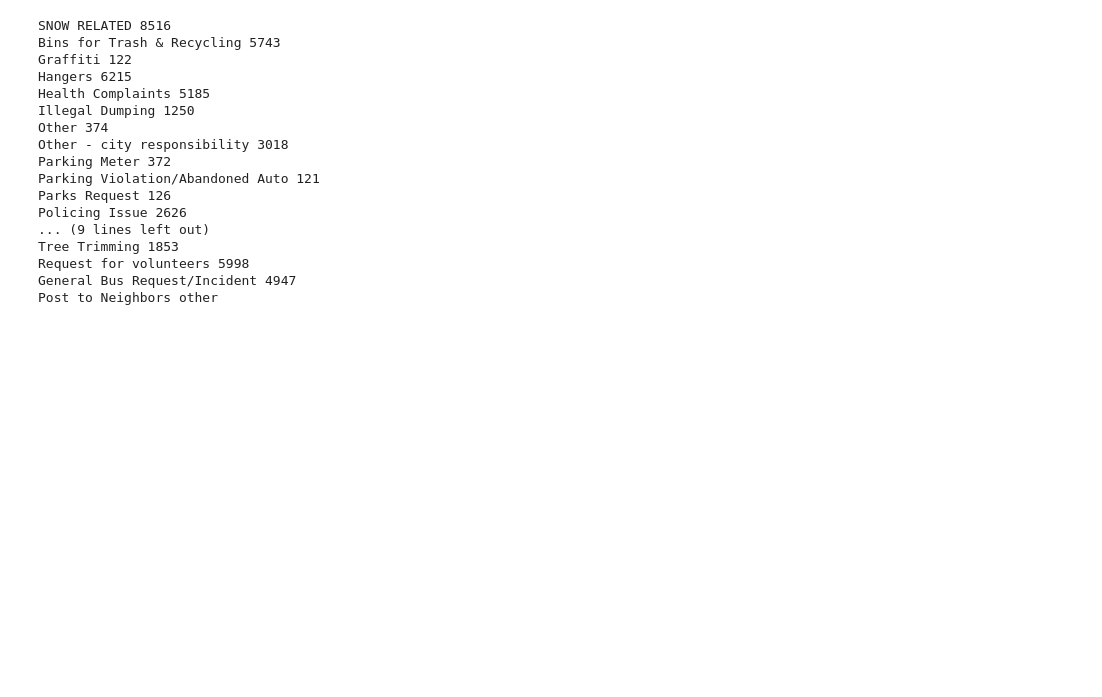
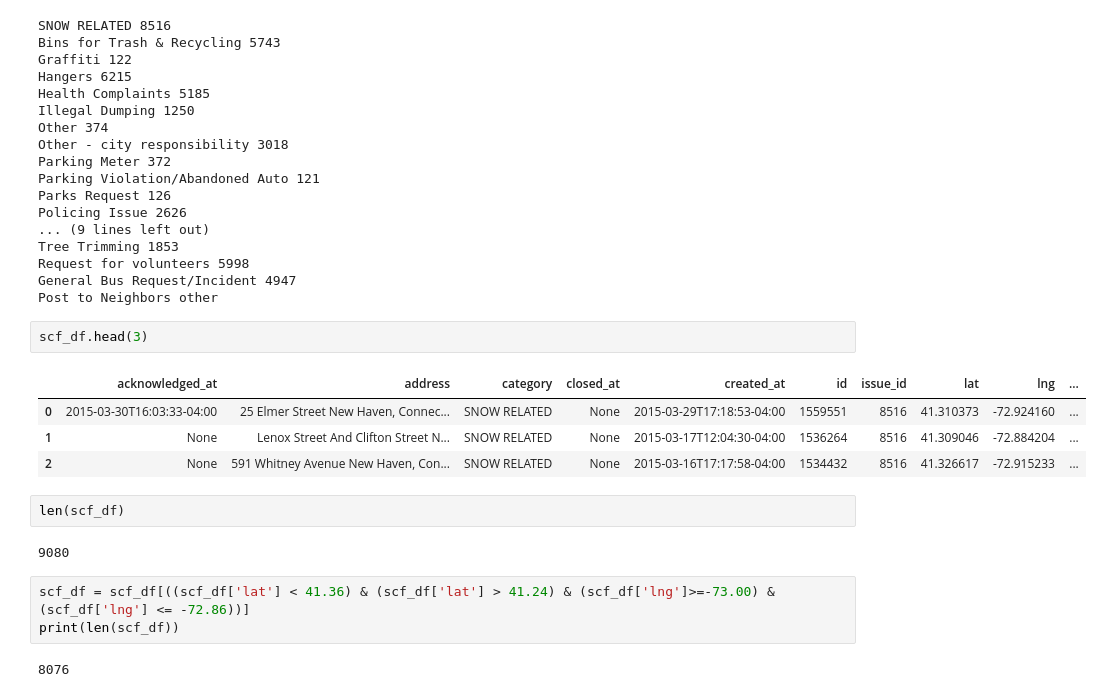
Before and after one commit to newhavenrc/nhrc2, a Jupyter notebook: backend/determine_region.ipynb, the cells around one changed output. Saved outputs shown, nothing was run; the diff lists cells and outputs as text; blank space fills up the shorter version.

Commit message:
printed issue head

```diff
--- a/backend/determine_region.ipynb
+++ b/backend/determine_region.ipynb
@@ -127,3 +127,19 @@ Tree Trimming 1853
 Request for volunteers 5998
 General Bus Request/Incident 4947
 Post to Neighbors other
+# %%
+scf_df.head(3)
+# %% [output]
+|  | acknowledged_at | address | category | closed_at | created_at | id | issue_id | lat | lng | ... |
+| 0 | 2015-03-30T16:03:33-04:00 | 25 Elmer Street New Haven, Connec... | SNOW RELATED | None | 2015-03-29T17:18:53-04:00 | 1559551 | 8516 | 41.310373 | -72.924160 | ... |
+| 1 | None | Lenox Street And Clifton Street N... | SNOW RELATED | None | 2015-03-17T12:04:30-04:00 | 1536264 | 8516 | 41.309046 | -72.884204 | ... |
+| 2 | None | 591 Whitney Avenue New Haven, Con... | SNOW RELATED | None | 2015-03-16T17:17:58-04:00 | 1534432 | 8516 | 41.326617 | -72.915233 | ... |
+# %%
+len(scf_df)
+# %% [output]
+9080
+# %%
+scf_df = scf_df[((scf_df['lat'] < 41.36) & (scf_df['lat'] > 41.24) & (scf_df['lng']>=-73.00) & (scf_df['lng'] <= -72.86))]
+print(len(scf_df))
+# %% [output]
+8076
```
